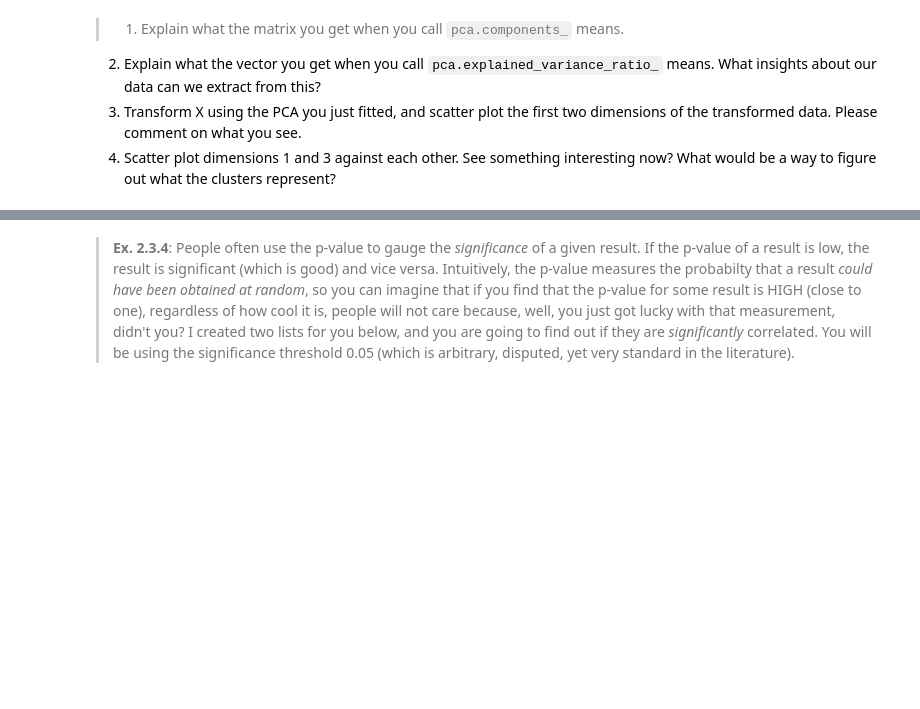
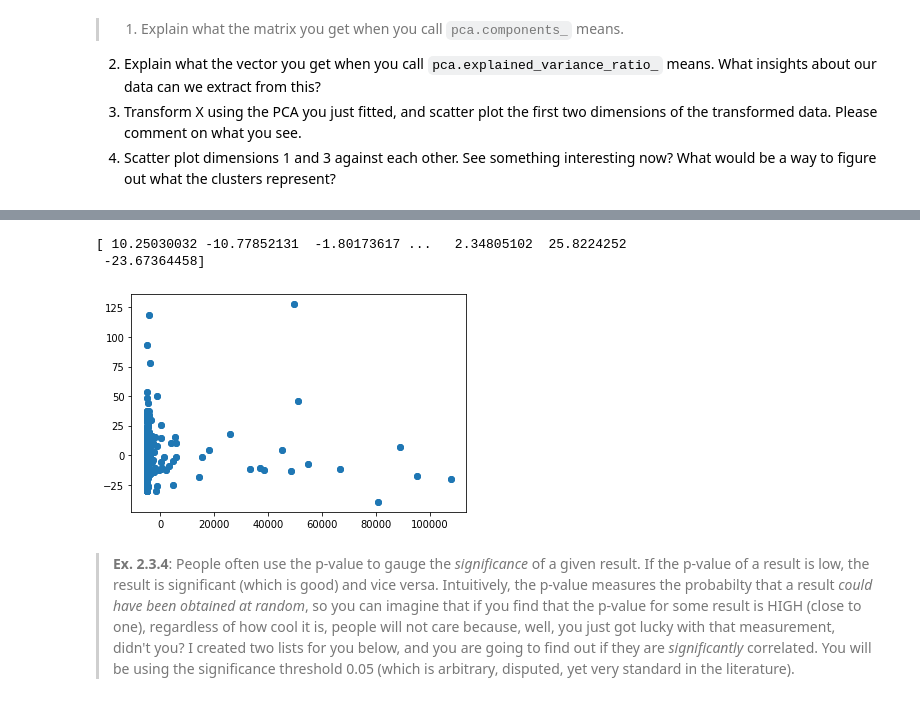
Before and after one commit to wsjung/caobd_f19, a Jupyter notebook: assignments/assignment1.ipynb, the cells around one changed output, grey strips where cells are left out. Drawn from its saved outputs; the diff is of its cells as text; code cells hidden in the pictures; blank space fills up the shorter version.

```diff
--- a/assignments/assignment1.ipynb
+++ b/assignments/assignment1.ipynb
@@ -179,3 +326,17 @@ pca.fit(X)
+# %%
+# Answer to #4:
+
+dim3 = transformedX[:,2] # third column of X matrix, third dimension
+plt.scatter(dim1,dim3)
+plt.show()
+
+# There's a big cluster towards the far left of the graph and
+# you could also say there are additional clusters further to the right. To figure out what these clusters represent
+# we could fit the vectors or components to the graph to see which component(s) explains what cluster.
+# %% [output]
+[ 10.25030032 -10.77852131  -1.80173617 ...   2.34805102  25.8224252
+ -23.67364458]
+[figure, added]
 # %% [markdown]
 >**Ex. 2.3.4**: People often use the p-value to gauge the *significance* of a given result. If the p-value of a result is low, the result is significant (which is good) and vice versa. Intuitively, the p-value measures the probabilty that a result *could have been obtained at random*, so you can imagine that if you find that the p-value for some result is HIGH (close to one), regardless of how cool it is, people will not care because, well, you just got lucky with that measurement, didn't you? I created two lists for you below, and you are going to find out if they are *significantly* correlated. You will be using the significance threshold 0.05 (which is arbitrary, disputed, yet very standard in the literature).
 # %%
```
Also changed, not shown: parts of 49 cells of this notebook.
